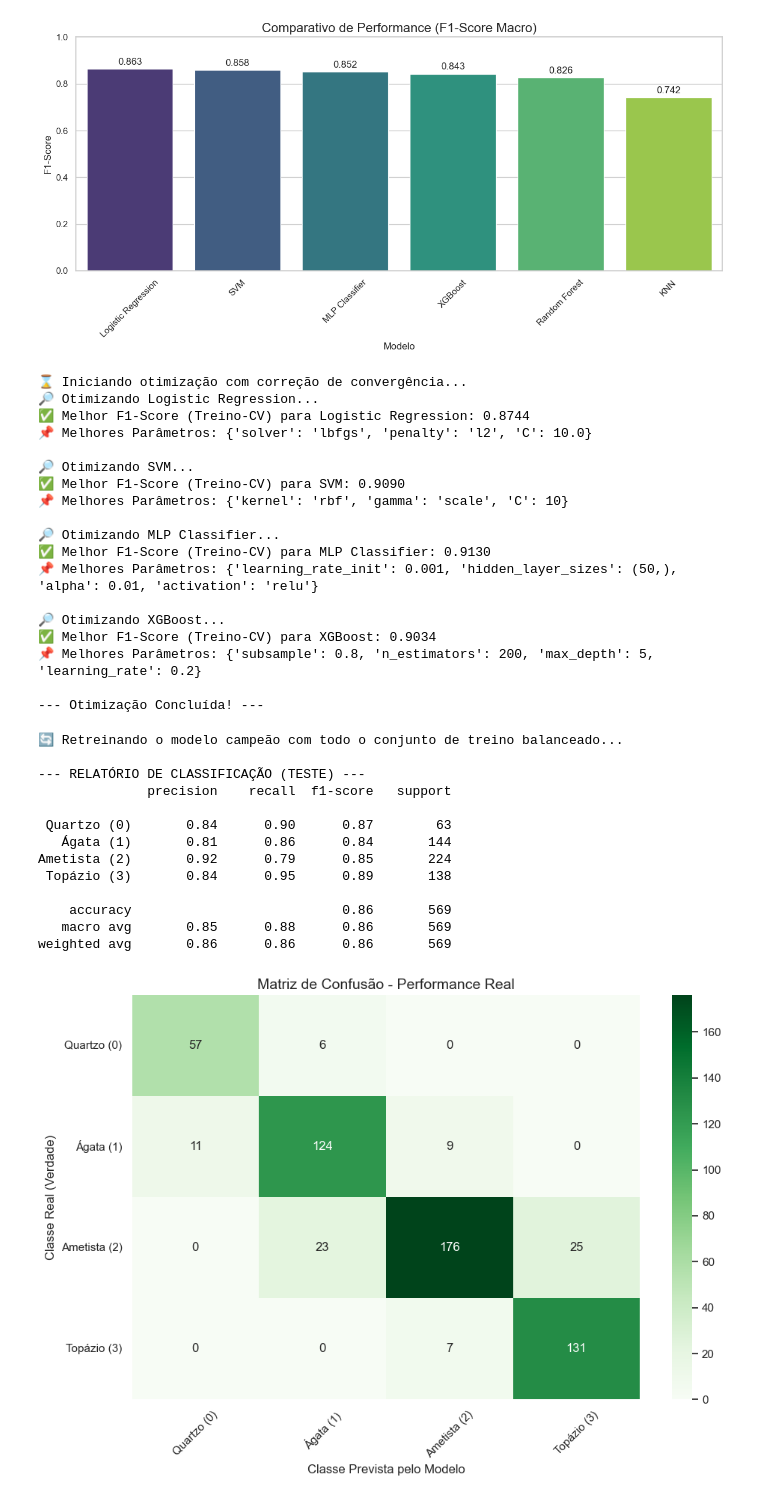
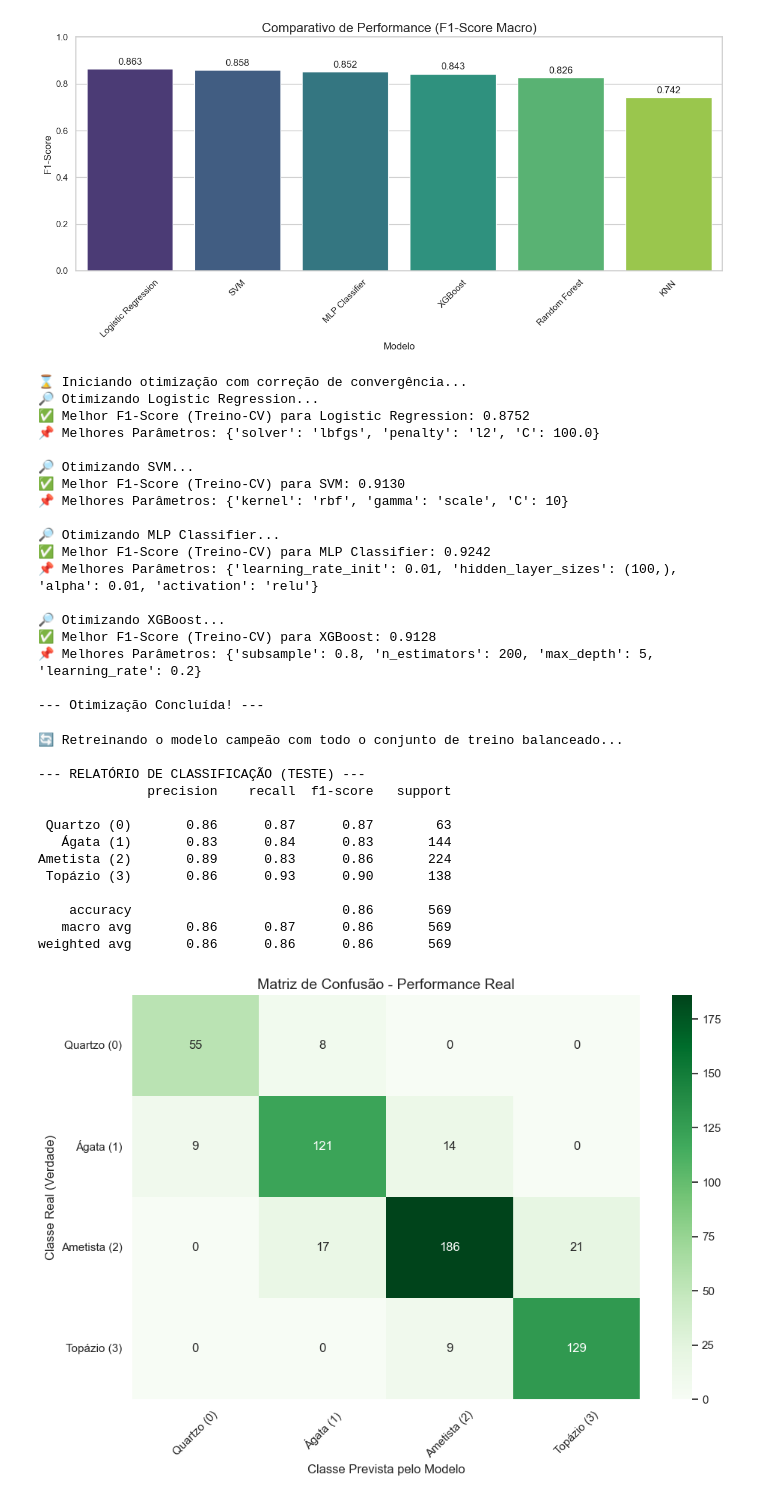
Before and after one commit to Lakand/Datathon-MLET, a Jupyter notebook: notebooks/exploracao_dados.ipynb, the cells around one changed output. Drawn from its saved outputs; the diff is of its cells as text; code cells hidden in the pictures.

```diff
--- a/notebooks/exploracao_dados.ipynb
+++ b/notebooks/exploracao_dados.ipynb
@@ -874,13 +874,13 @@ for nome in modelos_para_testar:
         estimator=instancias_base[nome],
         param_distributions=param_grids[nome],
         n_iter=15,
-        cv=3,
+        cv=5,
         scoring='f1_macro',
         n_jobs=-1,
         random_state=42
     )
 
-    search.fit(X_resampled, y_resampled)
+    search.fit(X_train_bal, y_train_bal)
     modelos_otimizados[nome] = search.best_estimator_
 
     print(f"✅ Melhor F1-Score (Treino-CV) para {nome}: {search.best_score_:.4f}")
@@ -890,19 +890,19 @@ print("--- Otimização Concluída! ---")
 # %% [output]
 ⌛ Iniciando otimização com correção de convergência...
 🔎 Otimizando Logistic Regression...
-✅ Melhor F1-Score (Treino-CV) para Logistic Regression: 0.8744
-📌 Melhores Parâmetros: {'solver': 'lbfgs', 'penalty': 'l2', 'C': 10.0}
+✅ Melhor F1-Score (Treino-CV) para Logistic Regression: 0.8752
+📌 Melhores Parâmetros: {'solver': 'lbfgs', 'penalty': 'l2', 'C': 100.0}
 
 🔎 Otimizando SVM...
-✅ Melhor F1-Score (Treino-CV) para SVM: 0.9090
+✅ Melhor F1-Score (Treino-CV) para SVM: 0.9130
 📌 Melhores Parâmetros: {'kernel': 'rbf', 'gamma': 'scale', 'C': 10}
 
 🔎 Otimizando MLP Classifier...
-✅ Melhor F1-Score (Treino-CV) para MLP Classifier: 0.9130
-📌 Melhores Parâmetros: {'learning_rate_init': 0.001, 'hidden_layer_sizes': (50,), 'alpha': 0.01, 'activation': 'relu'}
+✅ Melhor F1-Score (Treino-CV) para MLP Classifier: 0.9242
+📌 Melhores Parâmetros: {'learning_rate_init': 0.01, 'hidden_layer_sizes': (100,), 'alpha': 0.01, 'activation': 'relu'}
 
 🔎 Otimizando XGBoost...
-✅ Melhor F1-Score (Treino-CV) para XGBoost: 0.9034
+✅ Melhor F1-Score (Treino-CV) para XGBoost: 0.9128
 📌 Melhores Parâmetros: {'subsample': 0.8, 'n_estimators': 200, 'max_depth': 5, 'learning_rate': 0.2}
 
 --- Otimização Concluída! ---
@@ -912,7 +912,7 @@ print("--- Otimização Concluída! ---")
 # ==============================================================================
 
 best_params = {
-    'hidden_layer_sizes': (50,),
+    'hidden_layer_sizes': (100,),
     'activation': 'relu',
     'alpha': 0.01,
     'learning_rate_init': 0.001,
@@ -933,36 +933,36 @@ print("\n--- RELATÓRIO DE CLASSIFICAÇÃO (TESTE) ---")
 print(classification_report(y_test, y_pred_final, target_names=classes_nomes))
 
 plt.figure(figsize=(10, 7))
 cm = confusion_matrix(y_test, y_pred_final)
 
 sns.heatmap(
     cm,
     annot=True,
     fmt='d',
     cmap='Greens',
     xticklabels=classes_nomes,
     yticklabels=classes_nomes
 )
 
 plt.title('Matriz de Confusão - Performance Real', fontsize=14)
 plt.ylabel('Classe Real (Verdade)', fontsize=12)
 plt.xlabel('Classe Prevista pelo Modelo', fontsize=12)
 plt.xticks(rotation=45)
 plt.yticks(rotation=0)
 plt.tight_layout()
 plt.show()
 # %% [output]
 🔄 Retreinando o modelo campeão com todo o conjunto de treino balanceado...
 
 --- RELATÓRIO DE CLASSIFICAÇÃO (TESTE) ---
               precision    recall  f1-score   support
 
- Quartzo (0)       0.84      0.90      0.87        63
-   Ágata (1)       0.81      0.86      0.84       144
-Ametista (2)       0.92      0.79      0.85       224
- Topázio (3)       0.84      0.95      0.89       138
+ Quartzo (0)       0.86      0.87      0.87        63
+   Ágata (1)       0.83      0.84      0.83       144
+Ametista (2)       0.89      0.83      0.86       224
+ Topázio (3)       0.86      0.93      0.90       138
 
     accuracy                           0.86       569
-   macro avg       0.85      0.88      0.86       569
+   macro avg       0.86      0.87      0.86       569
 weighted avg       0.86      0.86      0.86       569
-[figure, old version]
+[figure, new version]
```
Also changed, not shown: 8 other files.
